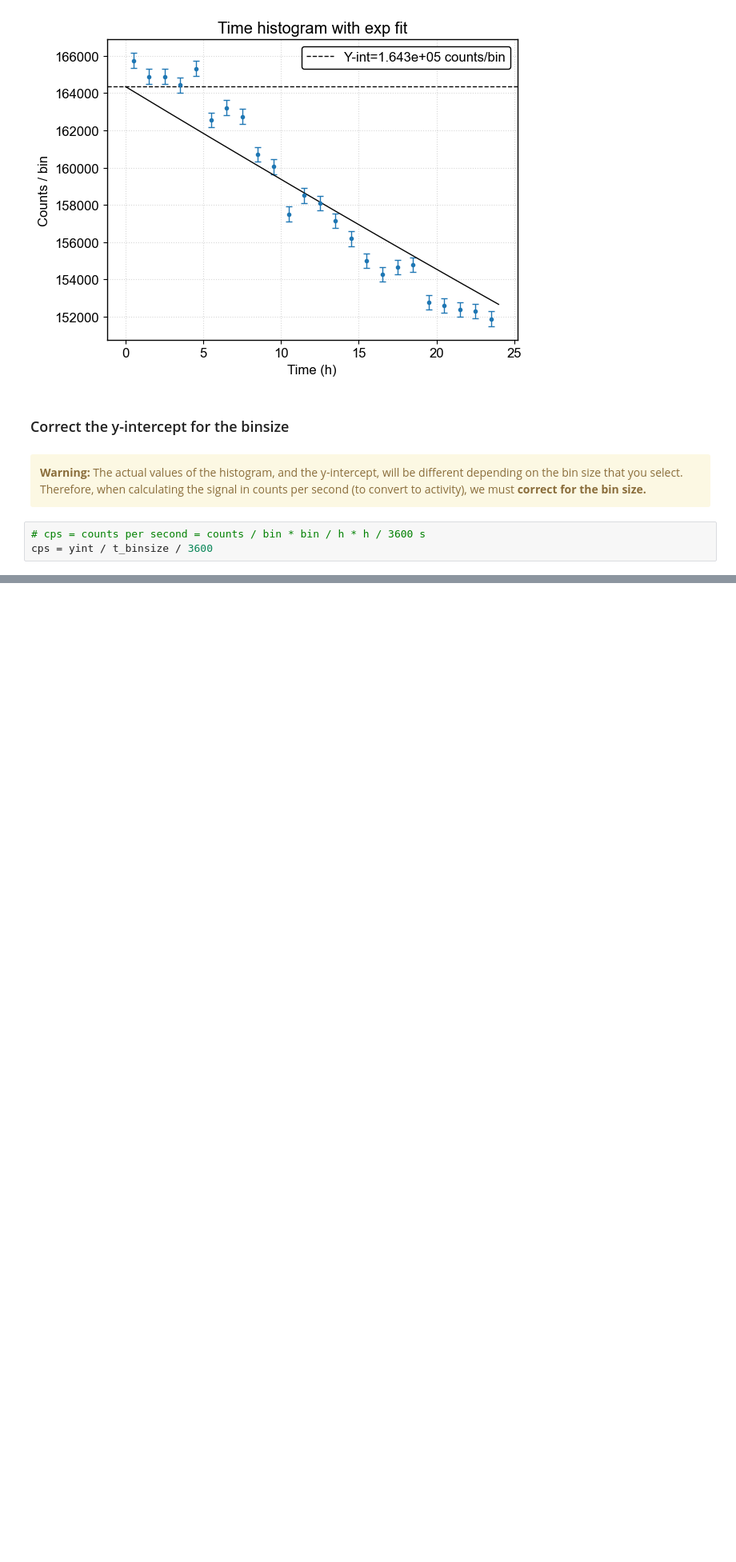
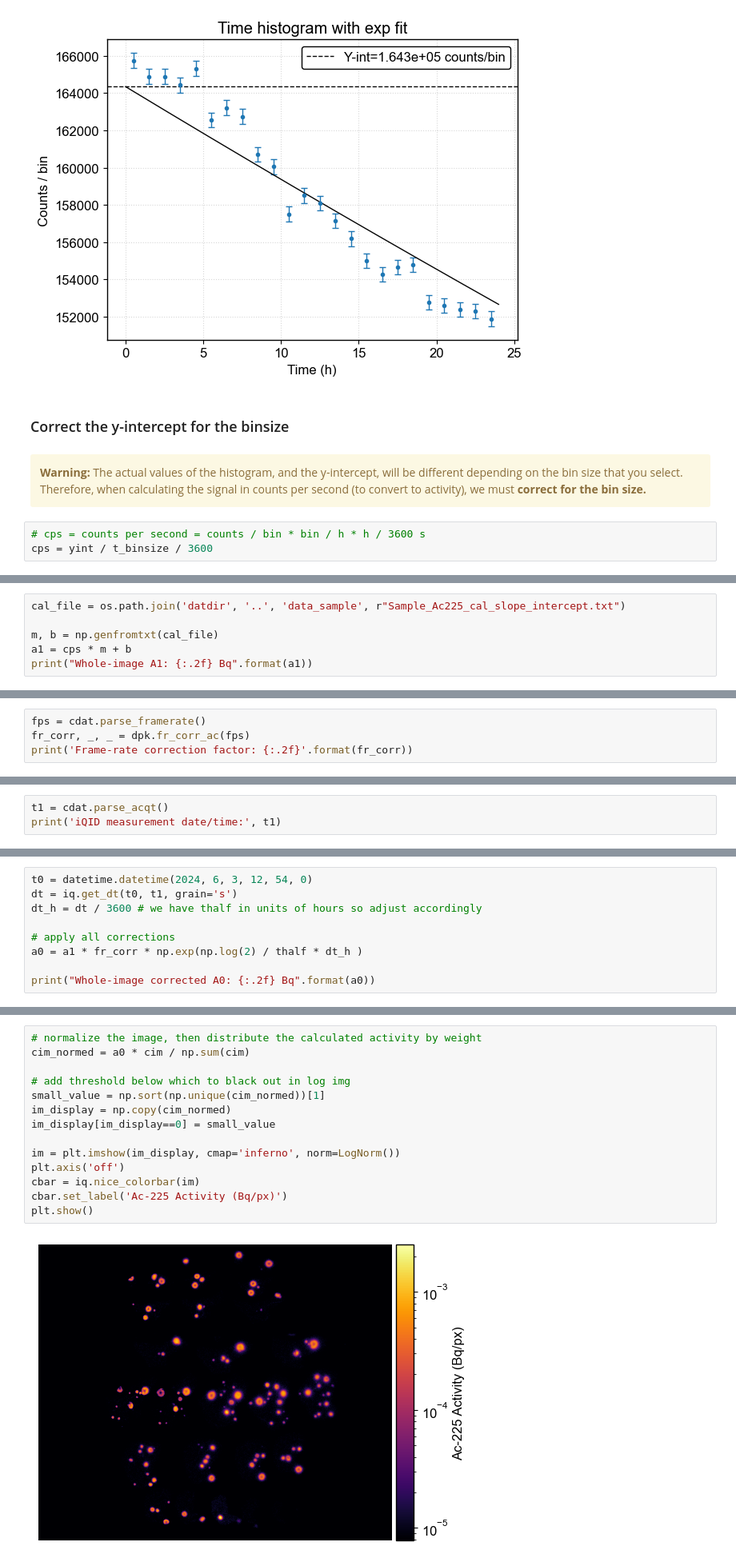
Before and after one commit to robin-peter/iqid-alphas, a Jupyter notebook: demo_notebooks/2_demo_quantify_image.ipynb, the cells around one changed output, grey strips where cells are left out. Shown at 80% size. Saved outputs shown, nothing was run; the diff lists cells and outputs as text; blank space fills up the shorter version.

```diff
--- a/demo_notebooks/2_demo_quantify_image.ipynb
+++ b/demo_notebooks/2_demo_quantify_image.ipynb
@@ -117,0 +161,6 @@ cps = yint / t_binsize / 3600
+# %%
+cal_file = os.path.join('datdir', '..', 'data_sample', r"Sample_Ac225_cal_slope_intercept.txt")
+
+m, b = np.genfromtxt(cal_file)
+a1 = cps * m + b
+print("Whole-image A1: {:.2f} Bq".format(a1))
@@ -117,0 +173,4 @@ cps = yint / t_binsize / 3600
+# %%
+fps = cdat.parse_framerate()
+fr_corr, _, _ = dpk.fr_corr_ac(fps)
+print('Frame-rate correction factor: {:.2f}'.format(fr_corr))
@@ -120,0 +181,3 @@ cps = yint / t_binsize / 3600
+# %%
+t1 = cdat.parse_acqt()
+print('iQID measurement date/time:', t1)
@@ -120,0 +188,9 @@ cps = yint / t_binsize / 3600
+# %%
+t0 = datetime.datetime(2024, 6, 3, 12, 54, 0)
+dt = iq.get_dt(t0, t1, grain='s')
+dt_h = dt / 3600 # we have thalf in units of hours so adjust accordingly
+
+# apply all corrections
+a0 = a1 * fr_corr * np.exp(np.log(2) / thalf * dt_h )
+
+print("Whole-image corrected A0: {:.2f} Bq".format(a0))
@@ -120,0 +212,16 @@ cps = yint / t_binsize / 3600
+# %%
+# normalize the image, then distribute the calculated activity by weight
+cim_normed = a0 * cim / np.sum(cim)
+
+# add threshold below which to black out in log img
+small_value = np.sort(np.unique(cim_normed))[1]
+im_display = np.copy(cim_normed)
+im_display[im_display==0] = small_value
+
+im = plt.imshow(im_display, cmap='inferno', norm=LogNorm())
+plt.axis('off')
+cbar = iq.nice_colorbar(im)
+cbar.set_label('Ac-225 Activity (Bq/px)')
+plt.show()
+# %% [output]
+[figure, added]
```
Also changed, not shown: parts of 17 cells of this notebook, 3 other files.
